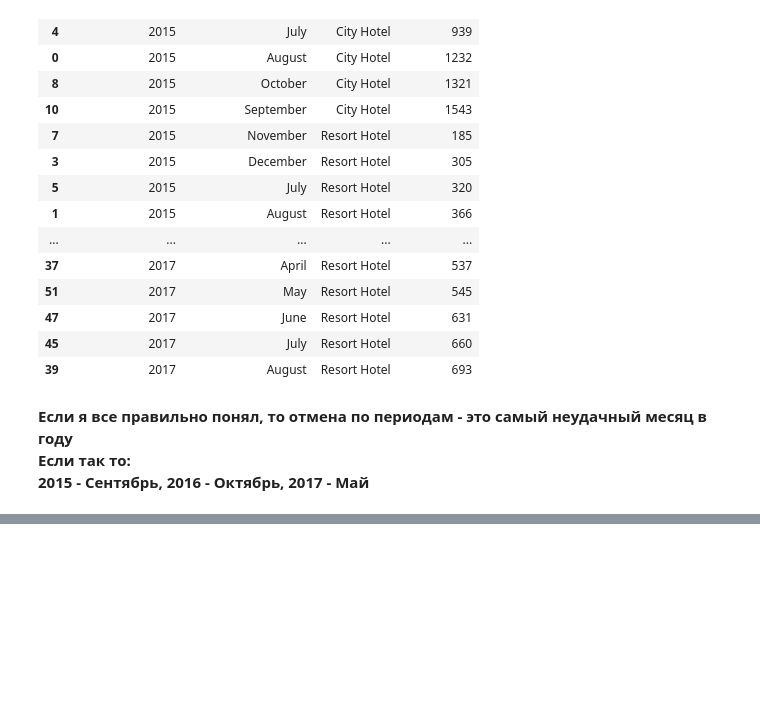
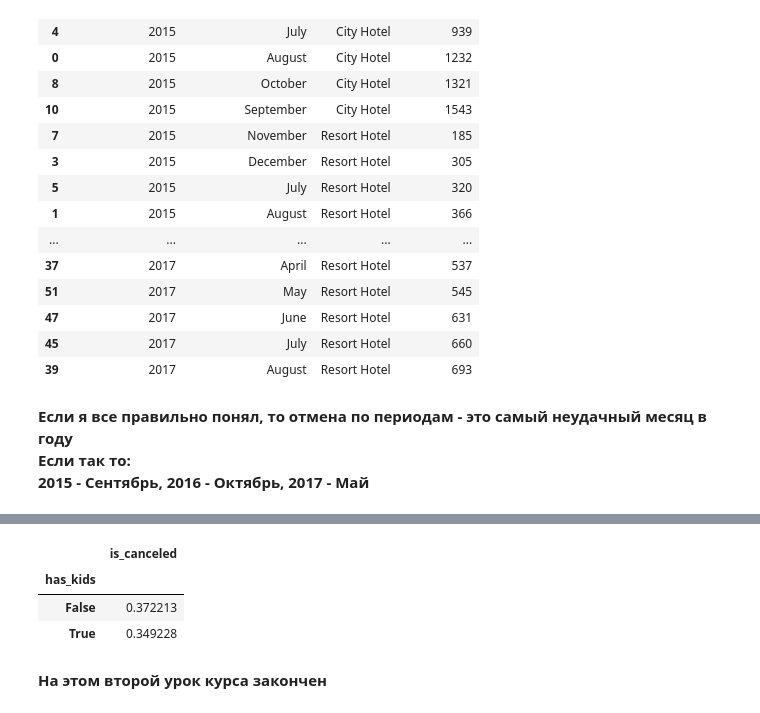
Before and after one commit to KirillXL/Statistics_practice, a Jupyter notebook: part1.ipynb, the cells around one changed output, grey strips where cells are left out. Cells and saved outputs as stored; diff of their text form; code cells hidden in the pictures; blank space fills up the shorter version.

```diff
--- a/part1.ipynb
+++ b/part1.ipynb
@@ -336,0 +400,11 @@ bookings.groupby(['arrival_date_year','arrival_date_month','hotel']).agg({'is_ca
+# %%
+bookings['has_kids'] = bookings['total_kids'] >= 1
+# %%
+bookings.groupby('has_kids').agg({'is_canceled':'mean'})
+# %% [output]
+|  | is_canceled |
+| has_kids |  |
+| False | 0.372213 |
+| True | 0.349228 |
+# %% [markdown]
+**На этом второй урок курса закончен**
```
Also changed, not shown: parts of 9 cells of this notebook.
